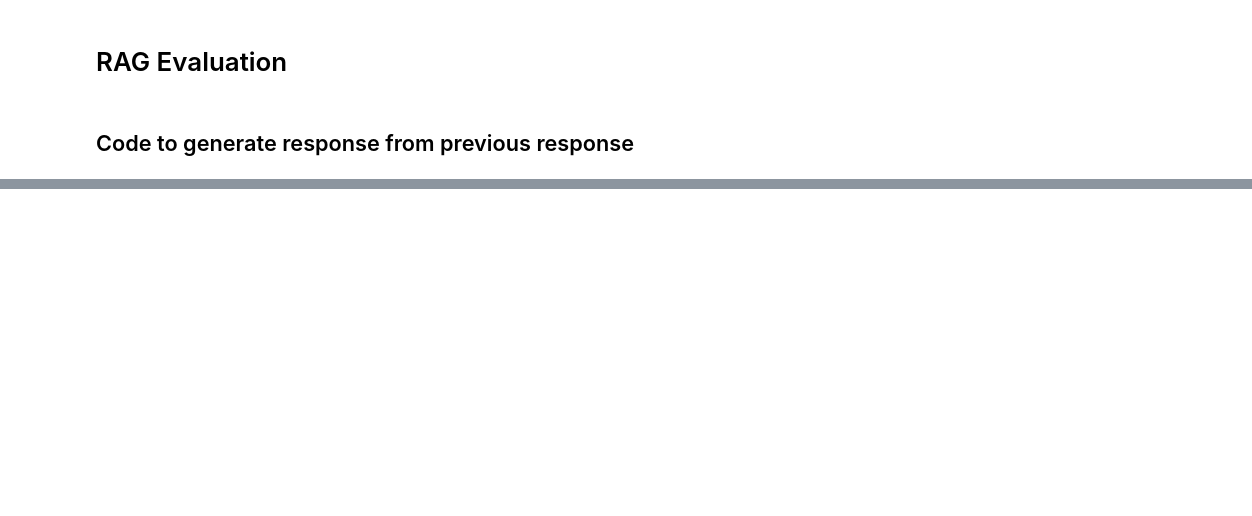
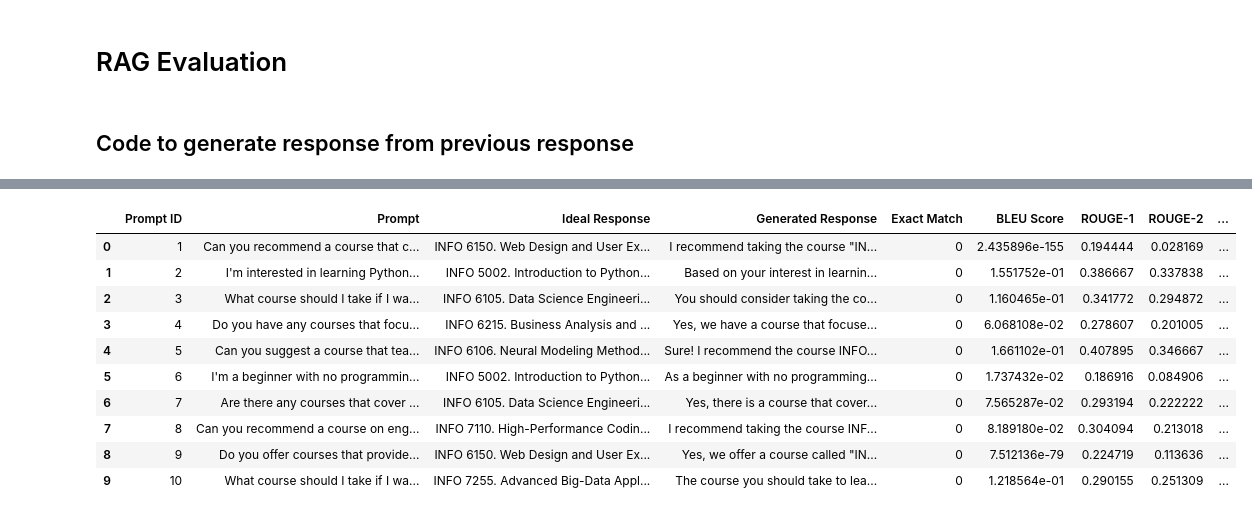
Before and after one commit to snehilaryan32/rag_evaluation_shopping_chatbot, a Jupyter notebook: eval.ipynb, the cells around one changed output, grey strips where cells are left out. Cells and saved outputs as stored; diff of their text form; code cells hidden in the pictures; blank space fills up the shorter version.

Commit message:
Added code to generate the dataframe with metrics

```diff
--- a/eval.ipynb
+++ b/eval.ipynb
@@ -22,7 +23,8 @@ import json
 
 # Initialize the OpenAI client with your API key
 client = OpenAI()
-
+model = "gpt-3.5-turbo"
+course_data = load_course_data("courses.json")
 # Load course data from a JSON file
 def load_course_data(json_file_path):
     with open(json_file_path, "r") as f:
@@ -31,7 +33,7 @@ def load_course_data(json_file_path):
 # Function to generate course recommendations
 def get_course_recommendations(prompt):
     # Load the course data
-    course_data = load_course_data("courses.json")
+
 
     # Prepare the initial system message
     prompt_init = f'''Hello You are a course advisor. According to the prompt use the following information
@@ -48,18 +50,9 @@ def get_course_recommendations(prompt):
 
     # Send the messages to the OpenAI API and get the response
     stream = client.chat.completions.create(
-            model=st.session_state["openai_model"],
-            messages=[
-                {"role": m["role"], "content": m["content"]}
-                for m in st.session_state.messages
-            ],
-            stream=True,
+            model="gpt-3.5-turbo",
+            messages=messages,
+            stream=False,
         )
     response = stream
-    return response['choices'][0]['message']['content']
-
-# Example usage
-if __name__ == "__main__":
-    user_prompt = "Can you recommend a course that covers machine learning and data science?"
-    response = get_course_recommendations(user_prompt)
-    print(response)
+    return response.choices[0].message.content
@@ -101,0 +327,14 @@ def generate_answer(contexts: List[Dict[str, Any]], query: str) -> str:
+# %%
+df
+# %% [output]
+|  | Prompt ID | Prompt | Ideal Response | Generated Response | Exact Match | BLEU Score | ROUGE-1 | ROUGE-2 | ... |
+| 0 | 1 | Can you recommend a course that c... | INFO 6150. Web Design and User Ex... | I recommend taking the course "IN... | 0 | 2.435896e-155 | 0.194444 | 0.028169 | ... |
+| 1 | 2 | I'm interested in learning Python... | INFO 5002. Introduction to Python... | Based on your interest in learnin... | 0 | 1.551752e-01 | 0.386667 | 0.337838 | ... |
+| 2 | 3 | What course should I take if I wa... | INFO 6105. Data Science Engineeri... | You should consider taking the co... | 0 | 1.160465e-01 | 0.341772 | 0.294872 | ... |
+| 3 | 4 | Do you have any courses that focu... | INFO 6215. Business Analysis and ... | Yes, we have a course that focuse... | 0 | 6.068108e-02 | 0.278607 | 0.201005 | ... |
+| 4 | 5 | Can you suggest a course that tea... | INFO 6106. Neural Modeling Method... | Sure! I recommend the course INFO... | 0 | 1.661102e-01 | 0.407895 | 0.346667 | ... |
+| 5 | 6 | I'm a beginner with no programmin... | INFO 5002. Introduction to Python... | As a beginner with no programming... | 0 | 1.737432e-02 | 0.186916 | 0.084906 | ... |
+| 6 | 7 | Are there any courses that cover ... | INFO 6105. Data Science Engineeri... | Yes, there is a course that cover... | 0 | 7.565287e-02 | 0.293194 | 0.222222 | ... |
+| 7 | 8 | Can you recommend a course on eng... | INFO 7110. High-Performance Codin... | I recommend taking the course INF... | 0 | 8.189180e-02 | 0.304094 | 0.213018 | ... |
+| 8 | 9 | Do you offer courses that provide... | INFO 6150. Web Design and User Ex... | Yes, we offer a course called "IN... | 0 | 7.512136e-79 | 0.224719 | 0.113636 | ... |
+| 9 | 10 | What course should I take if I wa... | INFO 7255. Advanced Big-Data Appl... | The course you should take to lea... | 0 | 1.218564e-01 | 0.290155 | 0.251309 | ... |
```
Also changed, not shown: parts of 9 cells of this notebook, 4 other files.
